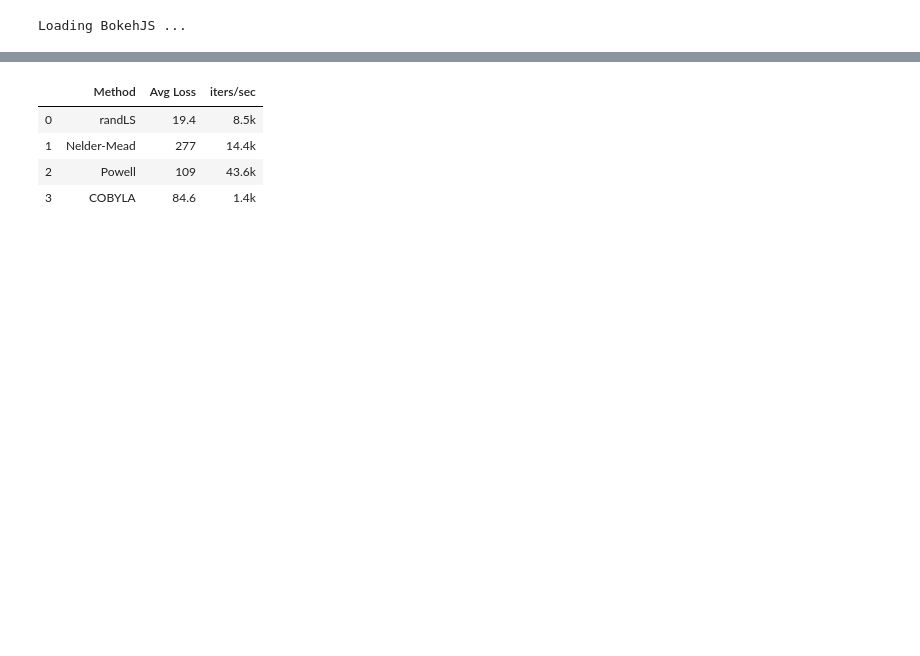
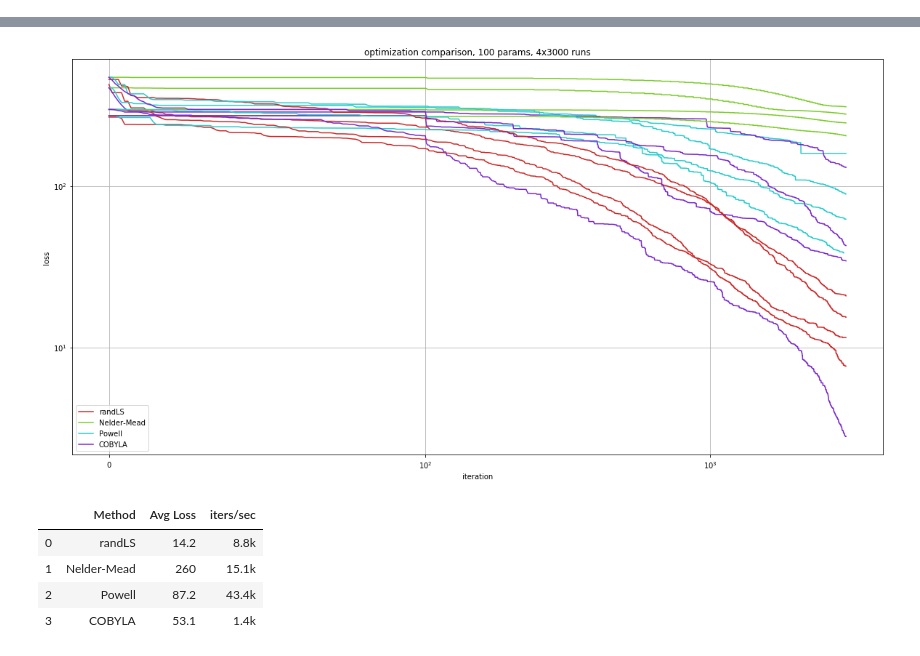
Before and after one commit to svantana/research, a Jupyter notebook: gradient-free optimization.ipynb, the cells around one changed output, grey strips where cells are left out. Saved outputs shown, nothing was run; the diff lists cells and outputs as text; code cells hidden in the pictures; blank space fills up the shorter version.

Commit message:
replaced bokeh with pyplot

```diff
--- a/gradient-free optimization.ipynb
+++ b/gradient-free optimization.ipynb
@@ -3,9 +3,9 @@ import time
 import numpy as np
 import scipy.optimize
 import pandas as pd
-from bokeh.plotting import figure, show, output_notebook
-from bokeh.colors import hsl
-output_notebook()
+import matplotlib.pyplot as plt
+from matplotlib.colors import hsv_to_rgb
+%matplotlib inline
 
 nX = 100
 lossList = np.zeros(175000)
@@ -56,8 +56,9 @@ def randLS_search(lossfun, x1, nIter):
     return xMin, lMin
 
 ##### all scipy.optimize gradient-free methods for comparison ############
-nIter, nReps = 2000, 4
-p = figure(title="optimization comparison: loss per iteration, %dx%d runs" % (nReps,nIter), y_axis_type="log", plot_width=1000, plot_height=500)
+nIter, nReps = 3000, 4
+ax=plt.figure(figsize=(20, 10));
+#p = figure(title="optimization comparison: loss per iteration, %dx%d runs" % (nReps,nIter), y_axis_type="log", plot_width=1000, plot_height=500)
 methods = ['randLS', 'Nelder-Mead', 'Powell', 'COBYLA']
 methStats = np.zeros([len(methods),3])
 
@@ -79,18 +80,23 @@ for rep in range(nReps):
         methStats[ind,1] += (time.perf_counter()-T0)
         methStats[ind,2] += minVec[-1]
 
-        p.line(np.arange(nPlot), minVec, color=hsl.HSL(ind/len(methods)*360,.95,.5).to_rgb(), legend_label=meth)
+        #p.line(np.arange(nPlot), minVec, color=hsl.HSL(ind/len(methods)*360,.95,.5).to_rgb(), legend_label=meth)
+        line, = plt.plot(np.arange(nPlot), minVec, color=hsv_to_rgb([ind/len(methods),.8,.8]))
+        if rep==0:
+            line.set_label(meth)
 
-p.legend.location = 'bottom_left'
-show(p)
+plt.xscale('symlog', linthreshx=100)
+plt.yscale('symlog', linthreshy=10)
+plt.title("optimization comparison, %d params, %dx%d runs" % (nX, nReps, nIter))
+plt.xlabel('iteration')
+plt.ylabel('loss')
+plt.grid(True)
+plt.legend()
+plt.show()
 
-#speedStr = 'Results: '
 tabData = []
 for ind, meth in enumerate(methods):
     tabData.append([meth, "%.3g" % (methStats[ind,2]/nReps), "%.1fk" % (1e-3*methStats[ind,0]/methStats[ind,1]) ])
-    #speedStr += "%s %.3g, %.1fk  | " % (meth, )
-#print(speedStr)
-#data = [[1, 2], [3, 4]]
+
 pd.DataFrame(tabData, columns=["Method", "Avg Loss", "iters/sec"])
 # %% [output]
-Loading BokehJS ...
@@ -100,5 +103,6 @@ Loading BokehJS ...
+[figure, added]
 |  | Method | Avg Loss | iters/sec |
-| 0 | randLS | 19.4 | 8.5k |
-| 1 | Nelder-Mead | 277 | 14.4k |
-| 2 | Powell | 109 | 43.6k |
-| 3 | COBYLA | 84.6 | 1.4k |
+| 0 | randLS | 14.2 | 8.8k |
+| 1 | Nelder-Mead | 260 | 15.1k |
+| 2 | Powell | 87.2 | 43.4k |
+| 3 | COBYLA | 53.1 | 1.4k |
```
Also changed, not shown: parts of 1 cell of this notebook.
